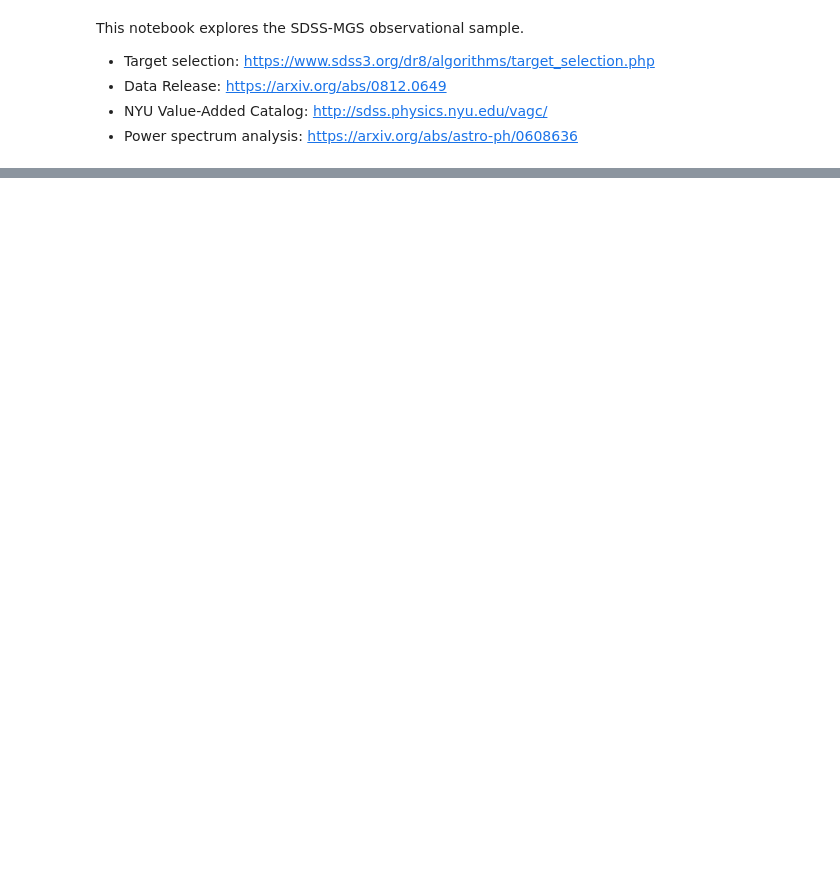
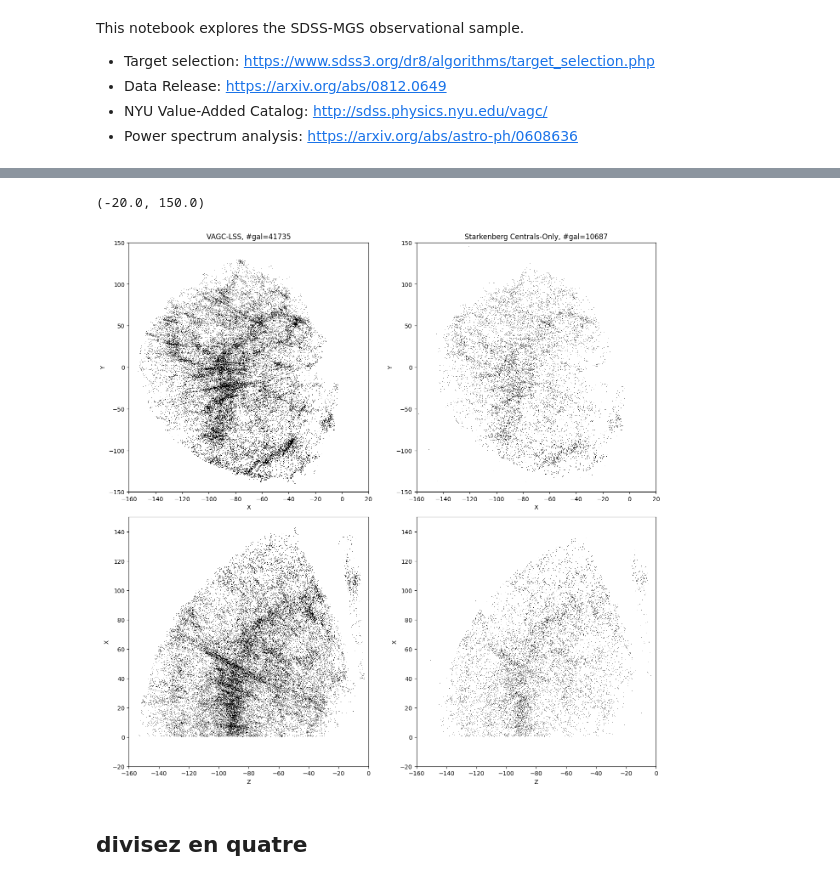
Before and after one commit to maho3/ltu-connect, a Jupyter notebook: sdss_mgs/explore_mgs.ipynb, the cells around one changed output, grey strips where cells are left out. Drawn from its saved outputs; the diff is of its cells as text; code cells hidden in the pictures; blank space fills up the shorter version.

```diff
--- a/sdss_mgs/explore_mgs.ipynb
+++ b/sdss_mgs/explore_mgs.ipynb
@@ -115,0 +185,42 @@ ax.plot(x, y, 'k.', markersize=0.1, alpha=0.5)
+# %%
+# plot comoving coordinates
+f = plt.figure(figsize=(16,16))
+gs = f.add_gridspec(2,2, height_ratios=[1,1], hspace=0.1)
+
+# vagc-lss
+ax = f.add_subplot(gs[0,0])
+ax.plot(data[tjmask]['cX'], data[tjmask]['cY'], 'k,', alpha=1)
+ax.set_xlabel('X')
+ax.set_ylabel('Y')
+ax.set_title(f'VAGC-LSS, #gal={len(data[tjmask])}')
+ax.set_xlim(-160, 20)
+ax.set_ylim(-150, 150)
+
+ax = f.add_subplot(gs[1,0])
+ax.plot(data[tjmask]['cX'], data[tjmask]['cZ'], 'k,', alpha=1)
+ax.set_xlabel('Z')
+ax.set_ylabel('X')
+ax.set_xlim(-160, 0)
+ax.set_ylim(-20, 150)
+
+
+# tjitske
+ax = f.add_subplot(gs[0,1])
+ax.plot(datatj['cX'], datatj['cY'], 'k,', alpha=1)
+ax.set_xlabel('X')
+ax.set_ylabel('Y')
+ax.set_title(f'Starkenberg Centrals-Only, #gal={len(datatj)}')
+ax.set_xlim(-160, 20)
+ax.set_ylim(-150, 150)
+
+ax = f.add_subplot(gs[1,1])
+ax.plot(datatj['cX'], datatj['cZ'], 'k,', alpha=1)
+ax.set_ylabel('X')
+ax.set_xlabel('Z')
+ax.set_xlim(-160, 0)
+ax.set_ylim(-20, 150)
+# %% [output]
+(-20.0, 150.0)
+[figure, added]
+# %% [markdown]
+## divisez en quatre
```
Also changed, not shown: parts of 45 cells of this notebook, 1 other file.
